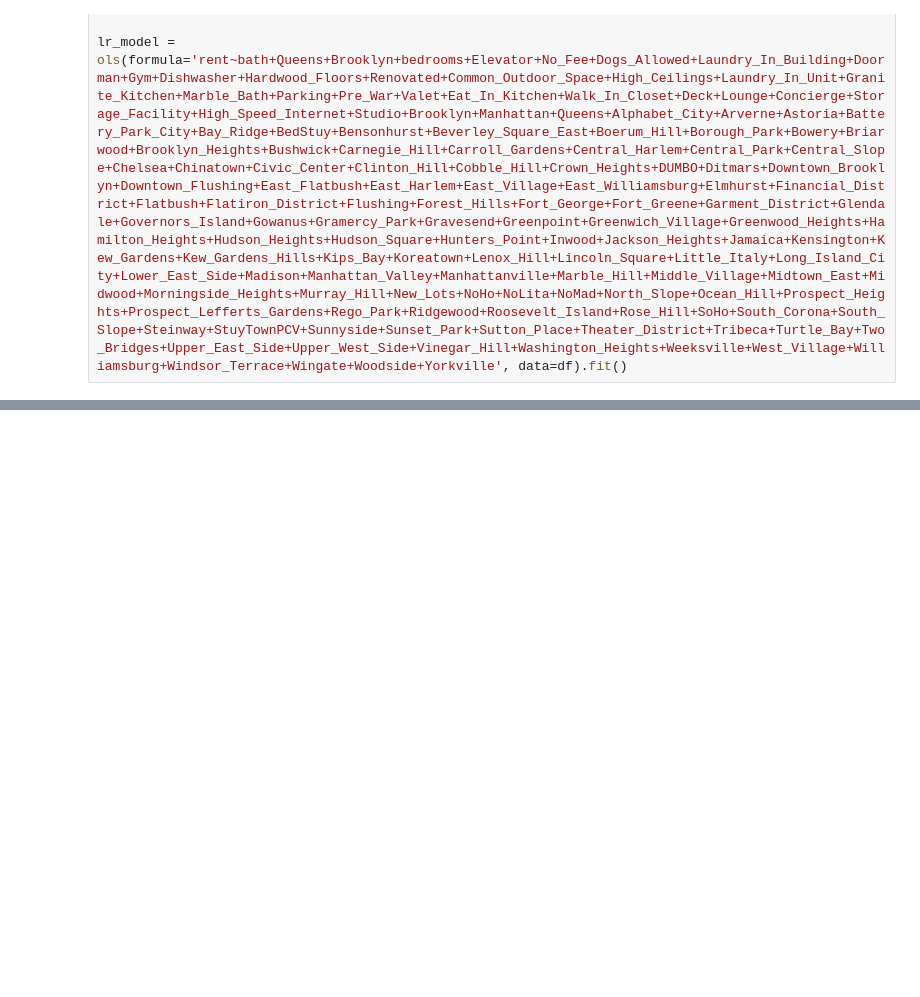
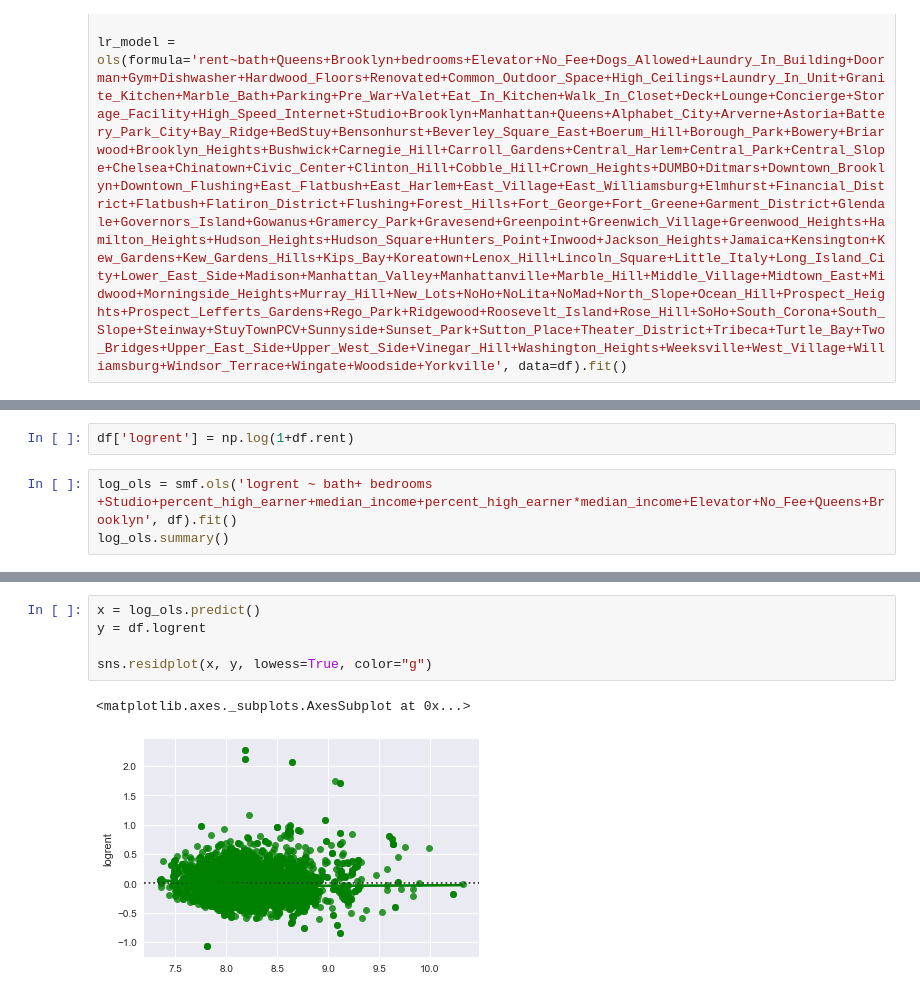
Before and after one commit to amitrani6/nyc_asking_rent_regression, a Jupyter notebook: Main Dataframe Regression Analysis.ipynb, the cells around one changed output, grey strips where cells are left out. Saved outputs shown, nothing was run; the diff lists cells and outputs as text; blank space fills up the shorter version.

```diff
--- a/Main Dataframe Regression Analysis.ipynb
+++ b/Main Dataframe Regression Analysis.ipynb
@@ -447,0 +349,5 @@ sp.stats.probplot(residual, plot=ax, fit=True)
+# %%
+df['logrent'] = np.log(1+df.rent)
+# %%
+log_ols = smf.ols('logrent ~ bath+ bedrooms +Studio+percent_high_earner+median_income+percent_high_earner*median_income+Elevator+No_Fee+Queens+Brooklyn', df).fit()
+log_ols.summary()
@@ -447,0 +385,8 @@ sp.stats.probplot(residual, plot=ax, fit=True)
+# %%
+x = log_ols.predict()
+y = df.logrent
+
+sns.residplot(x, y, lowess=True, color="g")
+# %% [output]
+<matplotlib.axes._subplots.AxesSubplot at 0x...>
+[figure, added]
```
Also changed, not shown: parts of 40 cells of this notebook.
